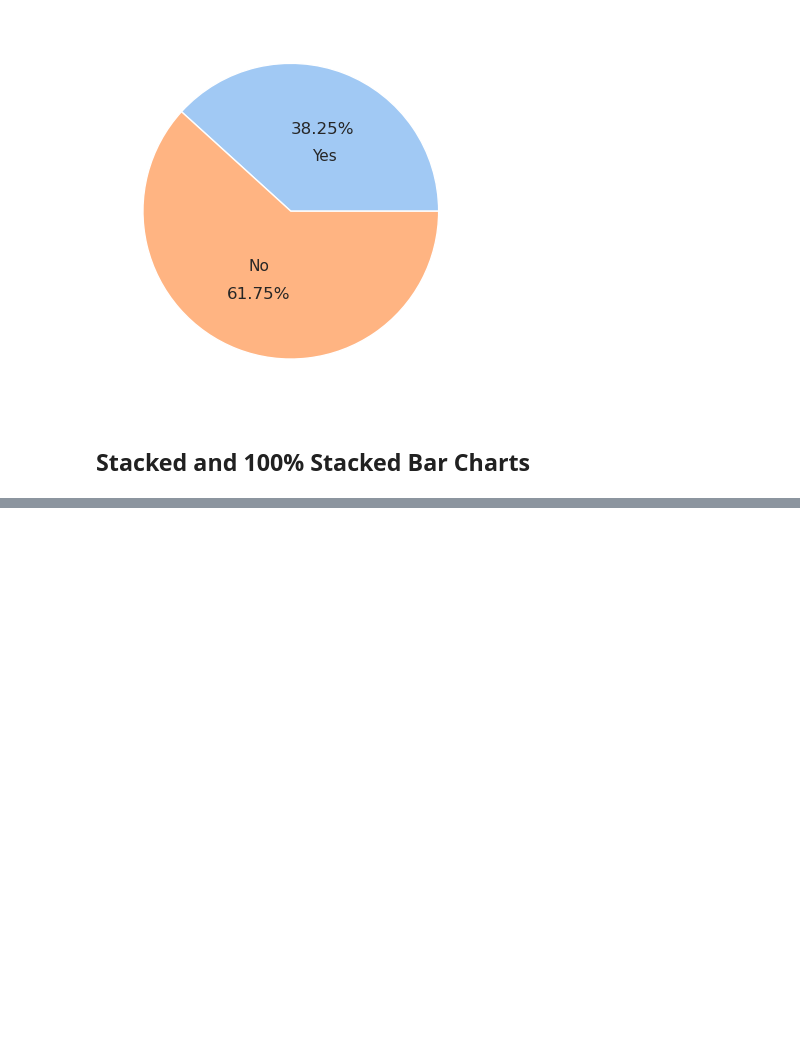
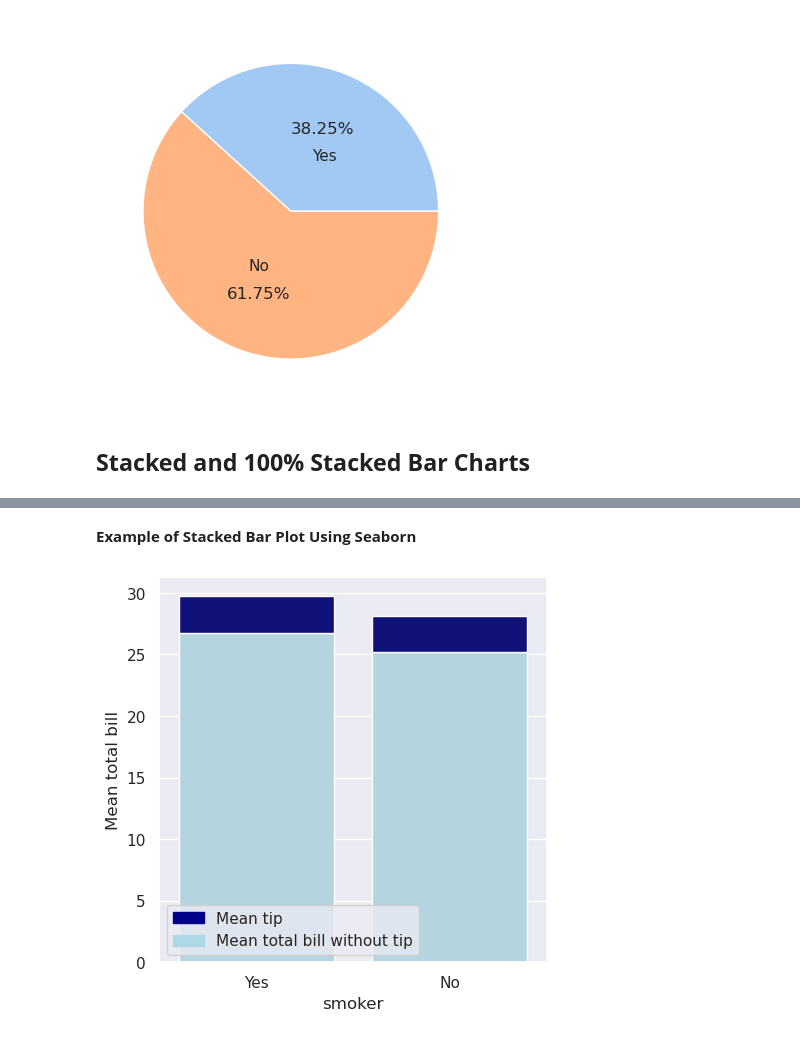
Before and after one commit to AindreaAjax/ML_Introduction, a Jupyter notebook: Data_Visualization/05_visualizing_proportions.ipynb, the cells around one changed output, grey strips where cells are left out. Saved outputs shown, nothing was run; the diff lists cells and outputs as text; code cells hidden in the pictures; blank space fills up the shorter version.

Commit message:
[sec] ML_Intro/Data_Visualization/05_visualizing_proportions.ipynb: Add section Stacked and 100% Stacked bar charts 	Add subsec - Example of stacked bar chart using Seaborn

```diff
--- a/Data_Visualization/05_visualizing_proportions.ipynb
+++ b/Data_Visualization/05_visualizing_proportions.ipynb
@@ -126,0 +119,23 @@ Seaborn doesn't have any default function to draw pie charts. But we can use `ma
+# %% [markdown]
+**Example of Stacked Bar Plot Using Seaborn**
+# %%
+# initializing the axes to plot on
+fig, ax = plt.subplots(nrows=1, ncols=1, figsize=(5, 5))
+
+df_tips = df_tips.assign(total_bill_without_tip = df_tips.total_bill, total_bill = lambda df_ : df_.total_bill_without_tip + df_.tip)
+
+total_bill_without_tip_bar = sns.barplot(df_tips, x='smoker', y='total_bill_without_tip', errorbar=None, color='lightblue')
+height_to_start_plotting_tip = df_tips.groupby('smoker').total_bill_without_tip.agg('mean')
+tip_bar = sns.barplot(df_tips, x='smoker', y='tip', errorbar=None, color='darkblue', bottom=height_to_start_plotting_tip)
+
+# correcting ylabel
+plt.ylabel('Mean total bill')
+
+# adding legend
+tip_legend = mpatches.Patch(color='darkblue', label='Mean tip')
+total_bill_without_tip_legend = mpatches.Patch(color='lightblue', label='Mean total bill without tip')
+plt.legend(handles=[tip_legend, total_bill_without_tip_legend])
+
+plt.show()
+# %% [output]
+[figure, added]
```
Also changed, not shown: parts of 13 cells of this notebook, 1 other file.
